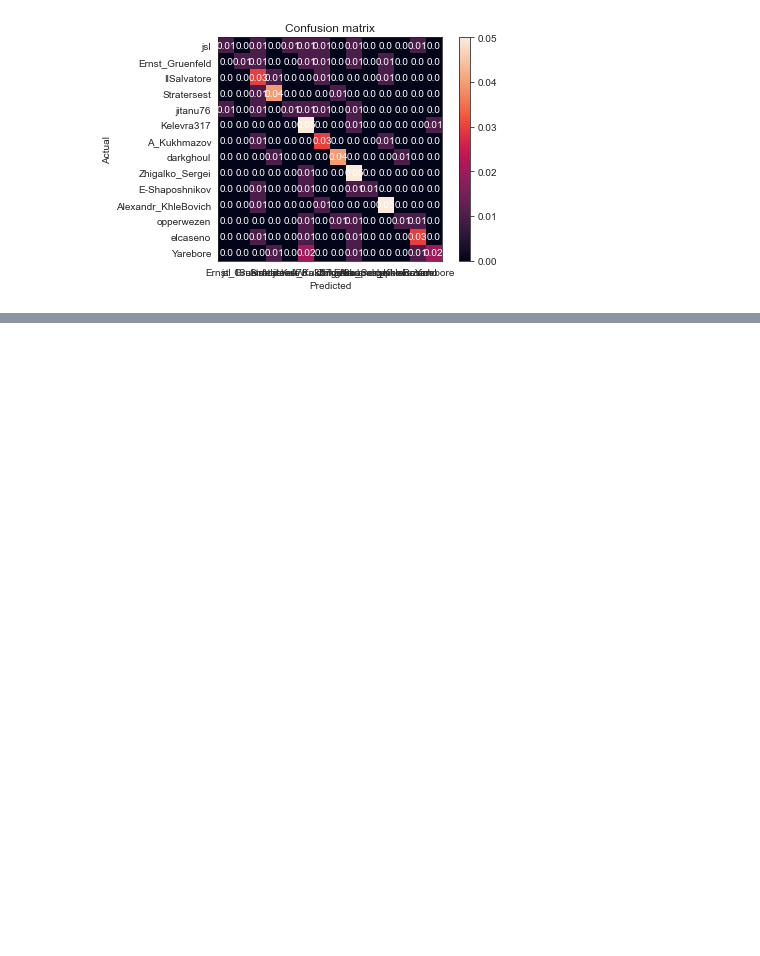
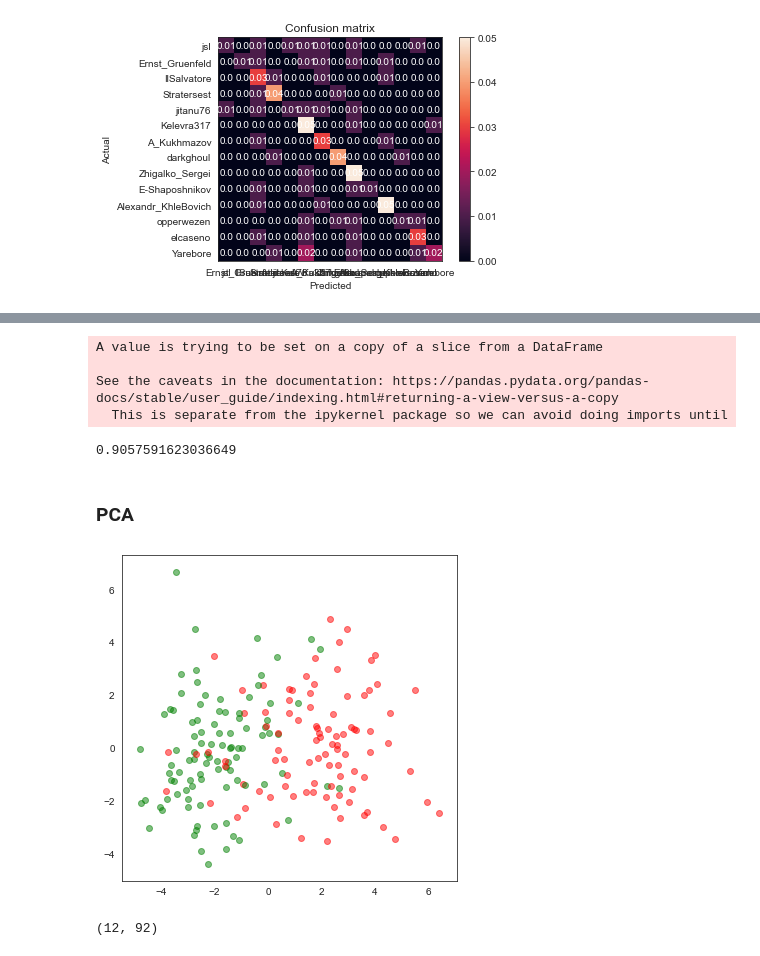
Before and after one commit to Daniel-Packer/data_science, a Jupyter notebook: chess_predictor/Summary.ipynb, the cells around one changed output, grey strips where cells are left out. Saved outputs shown, nothing was run; the diff lists cells and outputs as text; code cells hidden in the pictures; blank space fills up the shorter version.

Commit message:
Added 1v1 tests

```diff
--- a/chess_predictor/Summary.ipynb
+++ b/chess_predictor/Summary.ipynb
@@ -250,0 +257,27 @@ plt.show()
+# %%
+for i in range(len(df)):
+    if (df['white_player'][i] != "rook1021") and (df['white_player'][i] != "bindercommakyle"):
+        df['white_player'][i] = "other"
+
+## Make a dataframe with no "other", and one hot the player categorical variable.
+
+no_other = df.loc[df['white_player'] != 'other']
+one_zero_no_other = no_other.replace('bindercommakyle', 1).replace('rook1021', 0)
+# %% [output]
+A value is trying to be set on a copy of a slice from a DataFrame
+
+See the caveats in the documentation: https://pandas.pydata.org/pandas-docs/stable/user_guide/indexing.html#returning-a-view-versus-a-copy
+  This is separate from the ipykernel package so we can avoid doing imports until
+# %%
+## Perform the train-test split
+
+X = one_zero_no_other.drop(columns = ['white_player', 'game_id'])
+
+X_train_unscaled, X_test_unscaled, y_train, y_test = train_test_split(X, one_zero_no_other['white_player'], test_size = 0.2, stratify = one_zero_no_other['white_player'])
+# %%
+## Scale the data by the training sample:
+
+scaler = StandardScaler()
+scaler.fit(X_train_unscaled)
+X_test = scaler.transform(X_test_unscaled)
+X_train = scaler.transform(X_train_unscaled)
@@ -250,0 +289,36 @@ plt.show()
+# %%
+## Yields 90% accuracy!
+
+sum(fit.predict(X_test) == y_test)/len(y_test)
+# %% [output]
+0.9057591623036649
+# %% [markdown]
+### PCA
+# %%
+## We run the PCA
+pca = PCA(n_components = 20)
+
+X_train_pca = pca.fit_transform(X_train)
+X_test_pca = pca.transform(X_test)
+# %%
+## Plotting the first two principal components
+# We see that the first component captures most of the information that differentiates these players
+
+plt.figure(figsize = (6,6))
+def plot_by_white_player(X,y):
+    for i in range(len(X)):
+        if (y.iloc[i] == 1):
+            color = 'red'
+            plt.scatter(X[i][0], X[i][1], c = color, alpha = 0.5)
+        elif (y.iloc[i] == 0):
+            color = 'green'
+            plt.scatter(X[i][0], X[i][1], c = color, alpha = 0.5)
+
+plot_by_white_player(X_test_pca, y_test)
+plt.show()
+# %% [output]
+[figure, added]
+# %%
+pca.components_.shape
+# %% [output]
+(12, 92)
```
Also changed, not shown: parts of 6 cells of this notebook.
